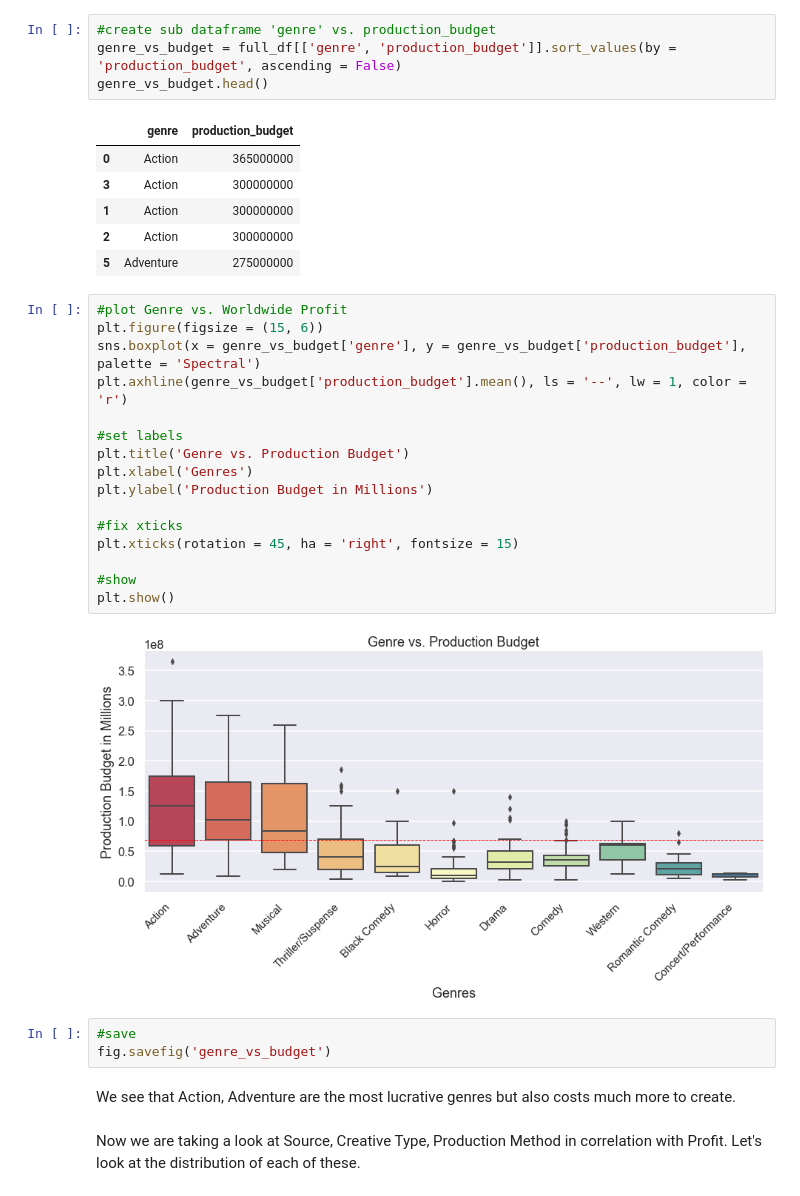
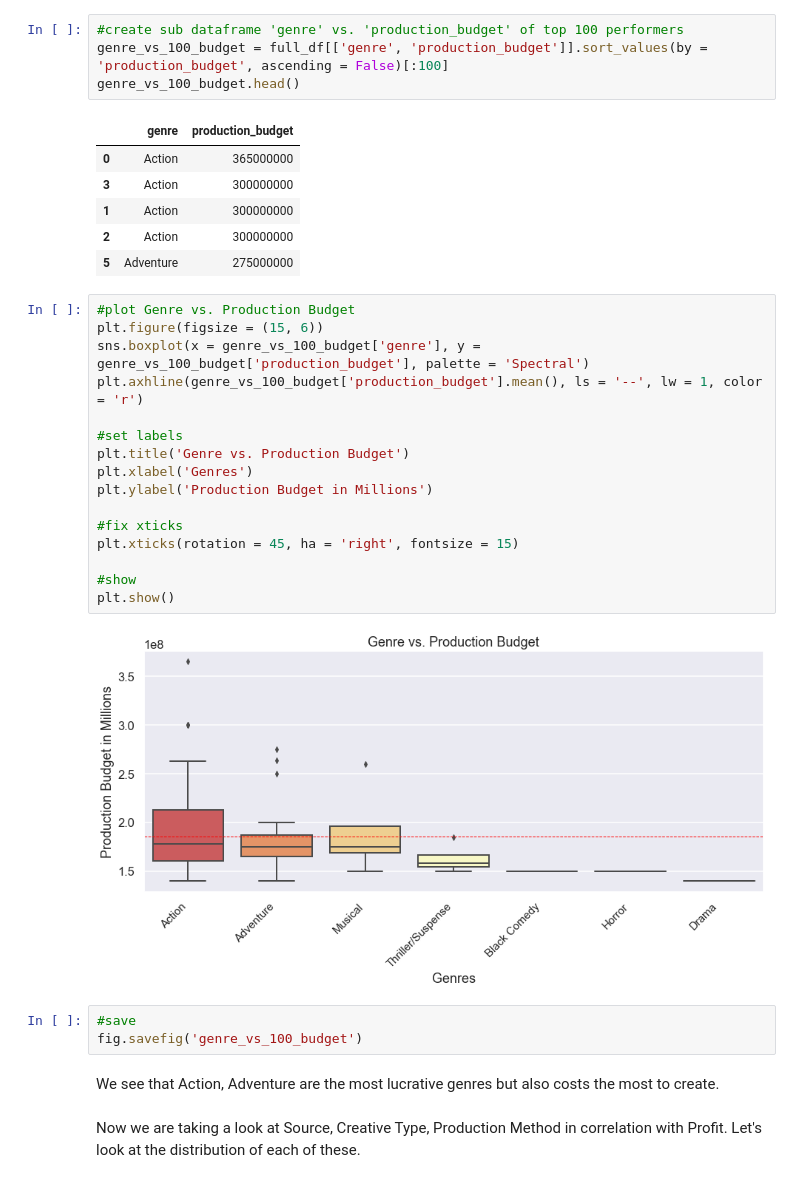
Before and after one commit to baotramduong/Porfolio_Project_The_Movie_Industry, a Jupyter notebook: Part III - Data Analysis & Visualization, Actionable Insight, Conclusion & Future Works.ipynb, the cells around one changed output. Drawn from its saved outputs; the diff is of its cells as text.

```diff
--- a/Part III - Data Analysis & Visualization, Actionable Insight, Conclusion & Future Works.ipynb
+++ b/Part III - Data Analysis & Visualization, Actionable Insight, Conclusion & Future Works.ipynb
@@ -367,9 +367,9 @@ fig.savefig('genre_vs_profit')
 # %% [markdown]
 Indeed, they do, especially Action and Adventure. Let's next investigate if their high profitability is correlated with their production budget.
 # %%
-#create sub dataframe 'genre' vs. production_budget
-genre_vs_budget = full_df[['genre', 'production_budget']].sort_values(by = 'production_budget', ascending = False)
-genre_vs_budget.head()
+#create sub dataframe 'genre' vs. 'production_budget' of top 100 performers
+genre_vs_100_budget = full_df[['genre', 'production_budget']].sort_values(by = 'production_budget', ascending = False)[:100]
+genre_vs_100_budget.head()
 # %% [output]
 |  | genre | production_budget |
 | 0 | Action | 365000000 |
@@ -378,28 +378,28 @@ genre_vs_budget.head()
 | 2 | Action | 300000000 |
 | 5 | Adventure | 275000000 |
 # %%
-#plot Genre vs. Worldwide Profit
+#plot Genre vs. Production Budget
 plt.figure(figsize = (15, 6))
-sns.boxplot(x = genre_vs_budget['genre'], y = genre_vs_budget['production_budget'], palette = 'Spectral')
-plt.axhline(genre_vs_budget['production_budget'].mean(), ls = '--', lw = 1, color = 'r')
+sns.boxplot(x = genre_vs_100_budget['genre'], y = genre_vs_100_budget['production_budget'], palette = 'Spectral')
+plt.axhline(genre_vs_100_budget['production_budget'].mean(), ls = '--', lw = 1, color = 'r')
 
 #set labels
 plt.title('Genre vs. Production Budget')
 plt.xlabel('Genres')
 plt.ylabel('Production Budget in Millions')
 
 #fix xticks
 plt.xticks(rotation = 45, ha = 'right', fontsize = 15)
 
 #show
 plt.show()
 # %% [output]
-[figure, old version]
+[figure, new version]
 # %%
 #save
-fig.savefig('genre_vs_budget')
+fig.savefig('genre_vs_100_budget')
 # %% [markdown]
-We see that Action, Adventure are the most lucrative genres but also costs much more to create.
+We see that Action, Adventure are the most lucrative genres but also costs the most to create.
 # %% [markdown]
 Now we are taking a look at Source, Creative Type, Production Method in correlation with Profit. Let's look at the distribution of each of these.
 # %% [markdown]
```
Also changed, not shown: parts of 14 cells of this notebook.
